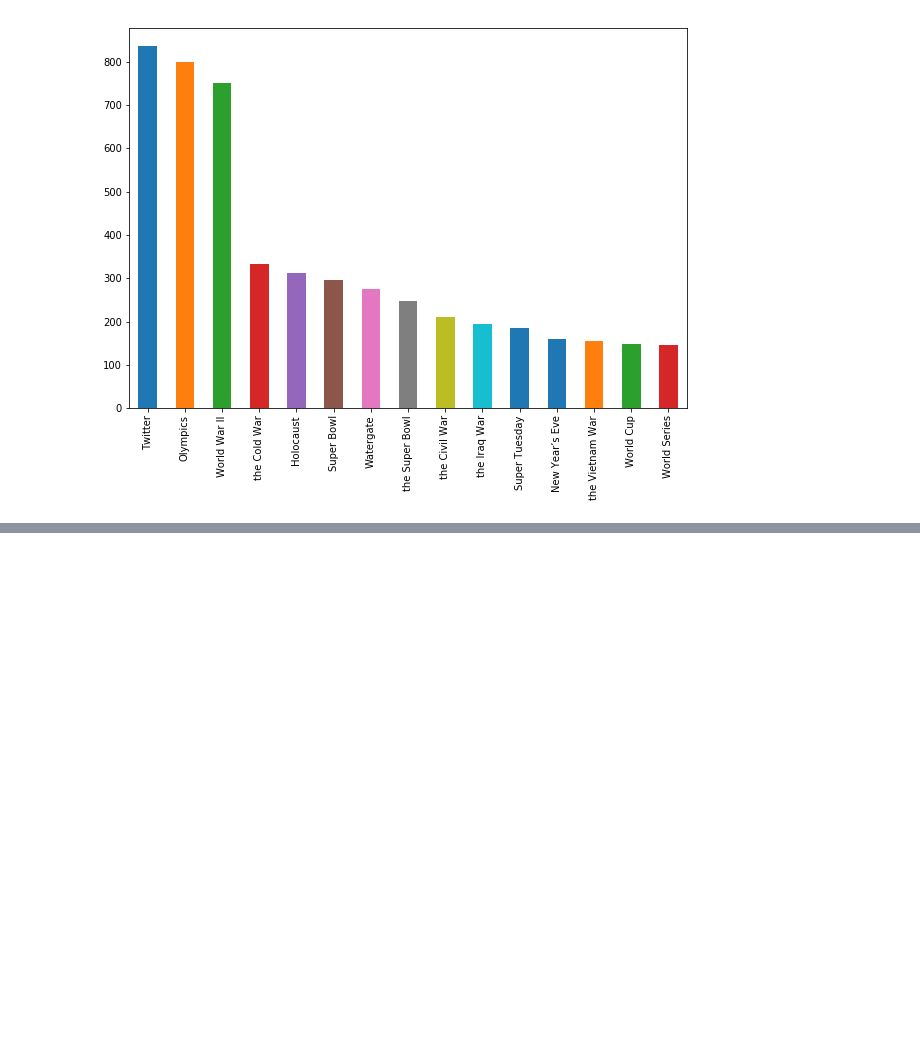
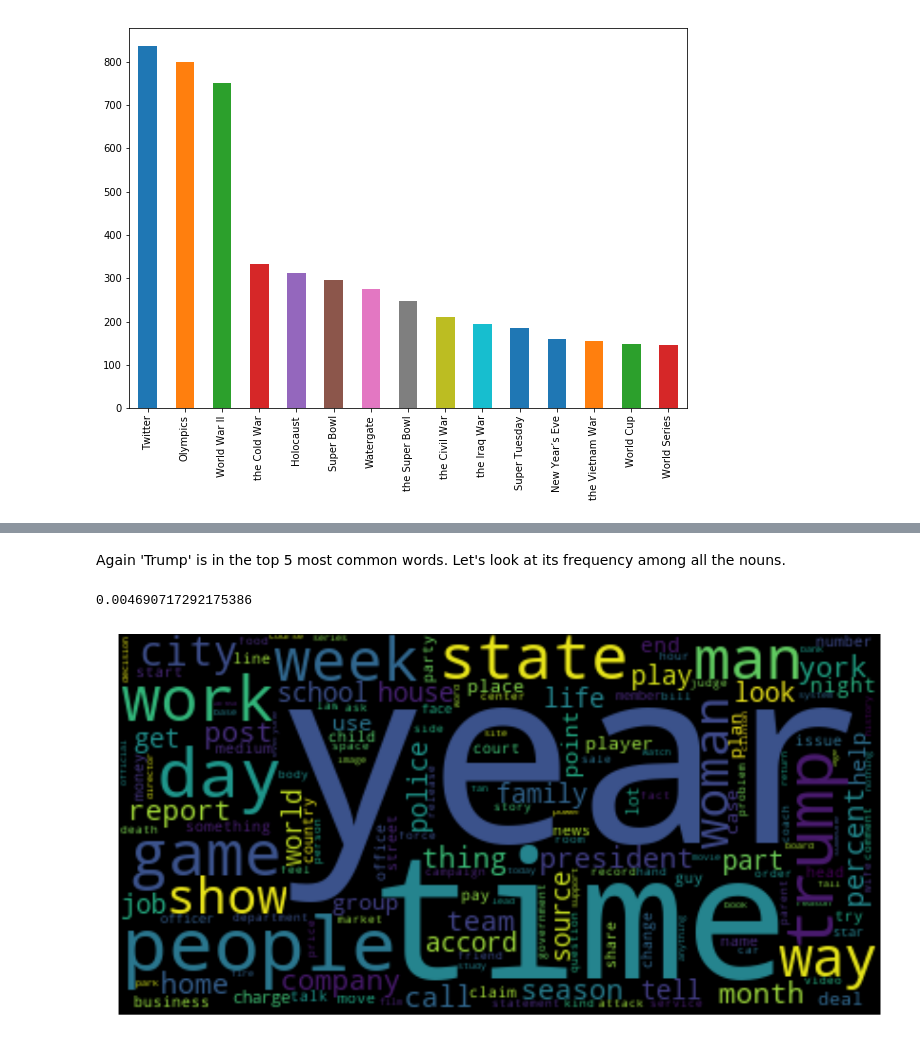
Before and after one commit to yidingweng/SpringBoard, a Jupyter notebook: Capstone 2/code/Capstone 2.2_ExploratoryDataAnalysis.ipynb, the cells around one changed output, grey strips where cells are left out. Saved outputs shown, nothing was run; the diff lists cells and outputs as text; code cells hidden in the pictures; blank space fills up the shorter version.

```diff
--- a/Capstone 2/code/Capstone 2.2_ExploratoryDataAnalysis.ipynb
+++ b/Capstone 2/code/Capstone 2.2_ExploratoryDataAnalysis.ipynb
@@ -211,0 +205,8 @@ orgs.Text.value_counts()[:15].plot(kind='bar')
+# %%
+df_NewYorkPost = df_total[df_total.publication == 'New York Post']
+list_NewYorkPost = df_NewYorkPost['content'].tolist()
+flatlist_NewYorkPost = [item for sublist in list_NewYorkPost for item in sublist]
+tags_NewYorkPost = nltk.pos_tag(flatlist_NewYorkPost)
+nouns_NewYorkPost = [word for word,pos in tags_NewYorkPost if (pos == 'NN' or pos == 'NNP' or pos == 'NNS' or pos == 'NNPS')
+]
+counts_NewYorkPost = Counter(nouns_NewYorkPost)
@@ -211,0 +226,14 @@ orgs.Text.value_counts()[:15].plot(kind='bar')
+# %% [markdown]
+Again 'Trump' is in the top 5 most common words. Let's look at its frequency among all the nouns.
+# %%
+2941/len(nouns_NewYorkPost)
+# %% [output]
+0.004690717292175386
+# %%
+wordcloud_NewYorkPost = WordCloud().generate_from_frequencies(counts_NewYorkPost)
+plt.figure(figsize=(20,14))
+plt.imshow(wordcloud_NewYorkPost, interpolation="bilinear")
+plt.axis("off")
+plt.show()
+# %% [output]
+[figure, added]
```
Also changed, not shown: parts of 63 cells of this notebook, 6 other files.
